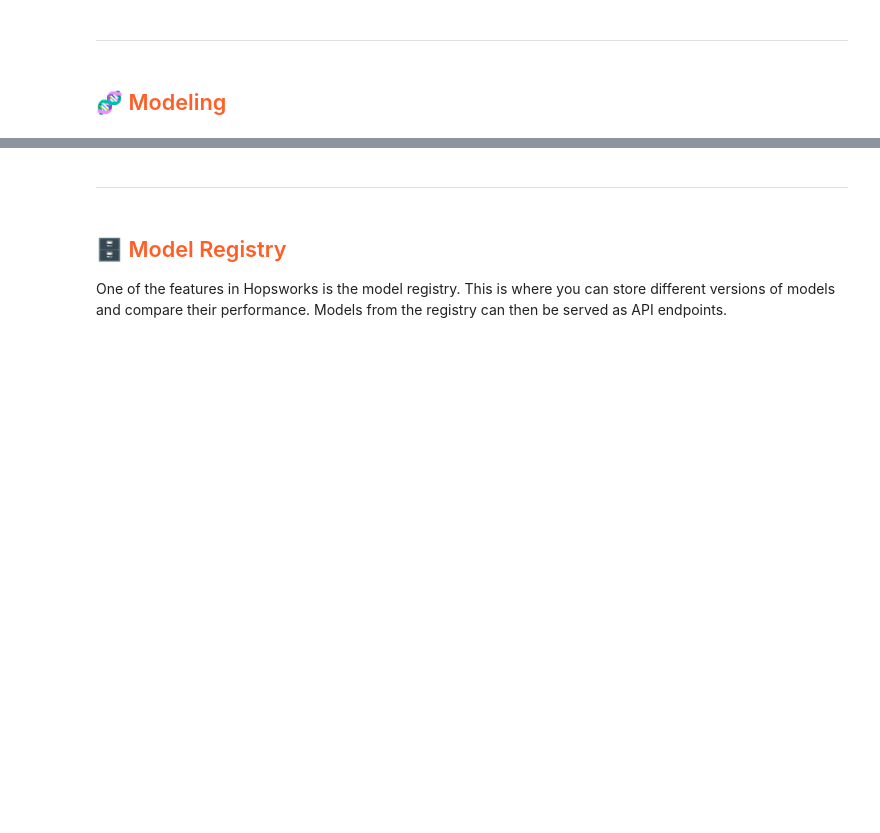
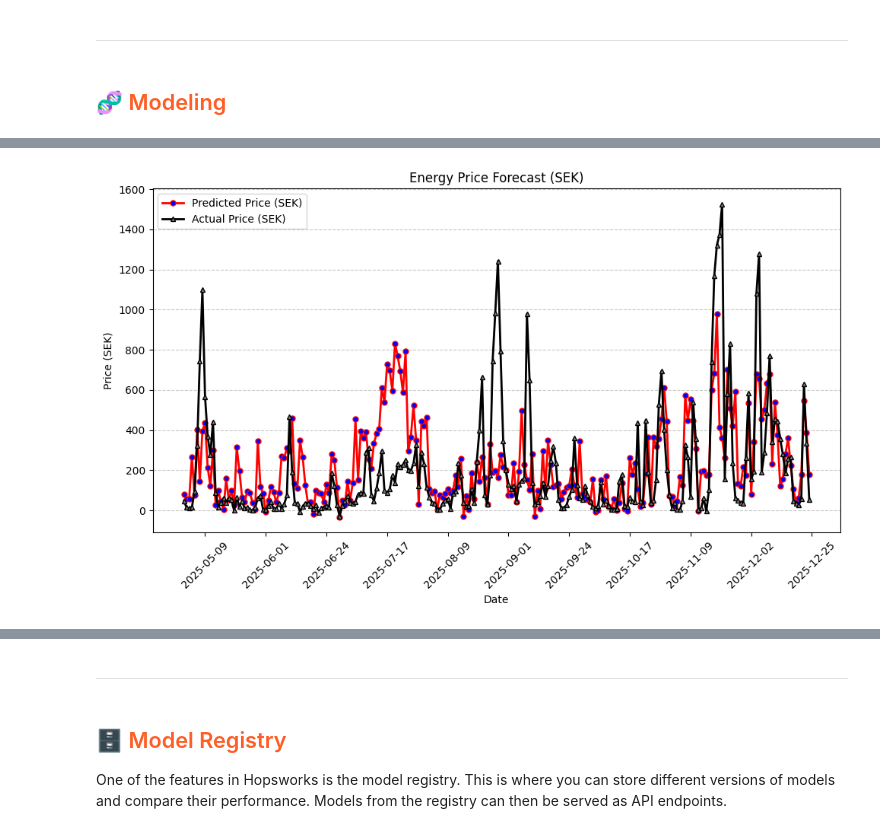
Before and after one commit to Flipperj/mlfs-book-proj, a Jupyter notebook: notebooks/airquality/3_air_quality_training_pipeline.ipynb, the cells around one changed output, grey strips where cells are left out. Cells and saved outputs as stored; diff of their text form; code cells hidden in the pictures; blank space fills up the shorter version.

Commit message:
Updated training notebook

```diff
--- a/notebooks/airquality/3_air_quality_training_pipeline.ipynb
+++ b/notebooks/airquality/3_air_quality_training_pipeline.ipynb
@@ -151,7 +148,7 @@ start_date_test_data = "2025-05-01"
 # Convert string to datetime object
 test_start = datetime.strptime(start_date_test_data, "%Y-%m-%d")
 # %%
-print("Starting Spark job to create training data...")
+"""print("Starting Spark job to create training data...")
 version, job = feature_view.create_train_test_split(
     test_start=test_start,
     description="Fresh Hudi split",
@@ -160,8 +157,9 @@ version, job = feature_view.create_train_test_split(
 )
 
 print(f"Success! Training dataset version {version} created.")
+"""
 
 # 6. Read the data
 X_train, X_test, y_train, y_test = feature_view.get_train_test_split(
-    training_dataset_version=version
+    training_dataset_version=1
 )
@@ -219,8 +260,10 @@ if not os.path.exists(images_dir):
     os.mkdir(images_dir)
 # %%
 file_path = images_dir + "/energy_price_hindcast.png"
-plt = util.plot_air_quality_forecast(city, street, df, file_path, hindcast=True)
+plt = util.plot_energy_forecast(df, file_path, hindcast=True)
 plt.show()
+# %% [output]
+[figure, added]
 # %%
 # Plotting feature importances using the plot_importance function from XGBoost
 plot_importance(xgb_regressor)
```
Also changed, not shown: parts of 12 cells of this notebook, 4 other files.
